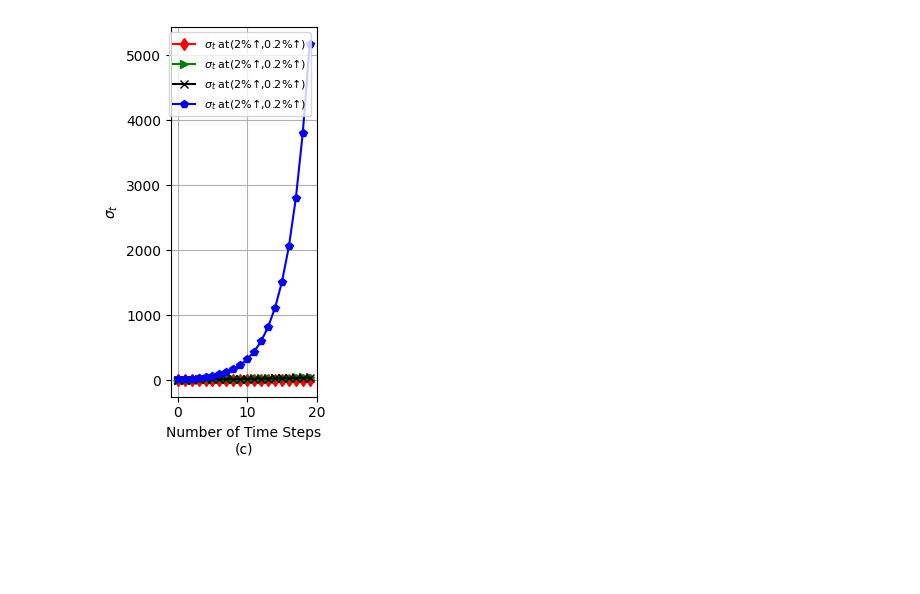
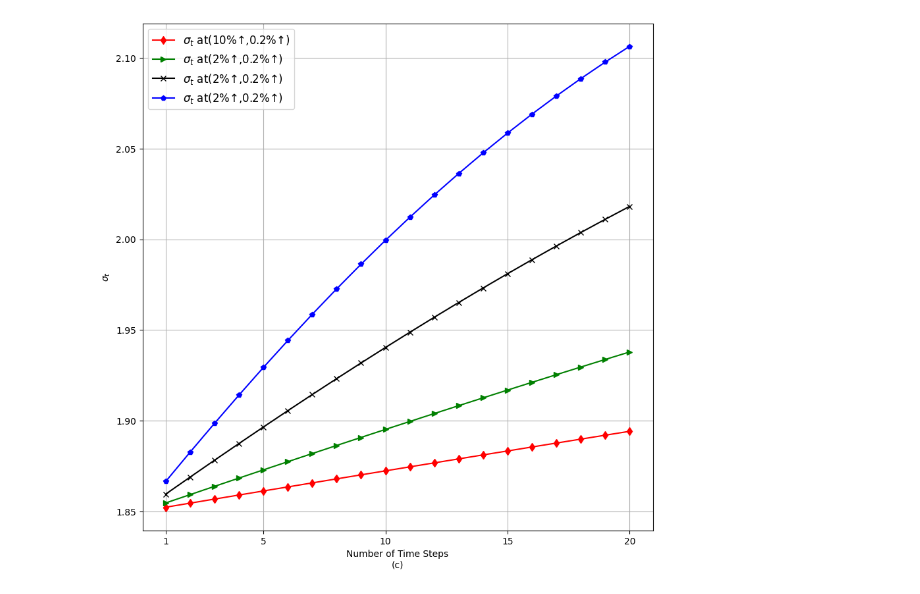
Before and after one commit to ARK159/Evolutionary-Theory, a Jupyter notebook: graph_evo.ipynb, the cells around one changed output. Saved outputs shown, nothing was run; the diff lists cells and outputs as text; code cells hidden in the pictures; blank space fills up the shorter version.

```diff
--- a/graph_evo.ipynb
+++ b/graph_evo.ipynb
@@ -156,28 +161,28 @@ plt.show()
 # %%
 #for sigma_t=(P_area/C_area)*((BW_h)/(BW_h+BW_l))
 ##1
-BW_h=8 #in GHz
-BW_l=0.9
+BW_h=600 #in GHz
+BW_l=400
 
 P_area=125 #projected coverage area in meters squared
 C_area=100 #cuurent coverage area in meters squared
-
+timestep=np.arange(1,21)
 
 BW_area_1=[]
 for hr6 in timestep:
-    BW_h+=BW_h*0.1 #5G Bandwidth increased by 10%
-    BW_l+=BW_l*0.002 #4G bandwidth increased by 0.2%
-    P_area+=P_area*0.01 #increment in projected area by 1%
-    C_area+=C_area*0.1 #increment in coverage area by 10%
+    BW_h+=BW_h*0.07 #5G Bandwidth increased by 10%
+    BW_l+=BW_l*0.06 #4G bandwidth increased by 0.2%
+    # P_area+=P_area*0.01 #increment in projected area by 1%
+    # C_area+=C_area*0.1 #increment in coverage area by 10%
     #val=(P_area/C_area)*((BW_h)/(BW_h+BW_l)) #this gave exponentially decreasing type of curve
-    val=(P_area/C_area)*((BW_h-BW_l)/(BW_l))  #this gave rising curve, need to adjust increment rates for better graphs
+    val=(P_area/C_area)+((BW_h)/(BW_l+BW_h))  #this gave rising curve, need to adjust increment rates for better graphs
     BW_area_1.append(val)
 
-plt.subplot(1, 3, 3)
+# plt.subplot(1, 3, 3)
 
 ##2
-BW_h=8 #in GHz
-BW_l=0.9
+BW_h=600 #in GHz
+BW_l=400
 
 P_area=125 #projected coverage area in meters squared
 C_area=100 #cuurent coverage area in meters squared
@@ -185,65 +190,68 @@ C_area=100 #cuurent coverage area in meters squared
 
 BW_area_2=[]
 for hr6 in timestep:
-    BW_h+=BW_h*0.2
-    BW_l+=BW_l*0.001
-    P_area+=P_area*0.04
-    C_area+=C_area*0.15
-    val=(P_area/C_area)*((BW_h-BW_l)/(BW_l))
+    BW_h+=BW_h*0.05
+    BW_l+=BW_l*0.03
+    # P_area+=P_area*0.04
+    # C_area+=C_area*0.15
+    val=(P_area/C_area) + ((BW_h)/(BW_l+BW_h))
     BW_area_2.append(val)
 
-plt.subplot(1, 3, 3)
+# plt.subplot(1, 3, 3)
 
 ##3
-BW_h=8 #in GHz
-BW_l=0.9
+BW_h=600 #in GHz
+BW_l=400
 
 P_area=125 #projected coverage area in meters squared
 C_area=100 #cuurent coverage area in meters squared
 
 
 BW_area_3=[]
 for hr6 in timestep:
-    BW_h+=BW_h*0.3
-    BW_l+=BW_l*0.003
-    P_area+=P_area*0.03
-    C_area+=C_area*0.25
-    val=(P_area/C_area)*((BW_h-BW_l)/(BW_l))
+    BW_h+=BW_h*0.03
+    BW_l+=BW_l*-0.01
+    # P_area+=P_area*0.03
+    # C_area+=C_area*0.25
+    val=(P_area/C_area) + ((BW_h)/(BW_l+BW_h))
     BW_area_3.append(val)
+font_props = fm.FontProperties(size=12)  # Adjust the size value as desired
 
-plt.subplot(1, 3, 3)
+# plt.subplot(1, 3, 3)
 
 ##4
-BW_h=8 #in GHz
-BW_l=0.9
+BW_h=600 #in GHz
+BW_l=400
 
 P_area=125 #projected coverage area in meters squared
 C_area=100 #cuurent coverage area in meters squared
 
 
 BW_area_4=[]
 for hr6 in timestep:
-    BW_h+=BW_h*0.5
-    BW_l+=BW_l*0.003
-    P_area+=P_area*0.
-    C_area+=C_area*0.1
-    val=(P_area/C_area)*((BW_h-BW_l)/(BW_l))
+    BW_h+=BW_h*0.05
+    BW_l+=BW_l*-0.02
+    # P_area+=P_area*0.
+    # C_area+=C_area*0.1
+    val=(P_area/C_area) + ((BW_h)/(BW_l+BW_h))
     BW_area_4.append(val)
 
-plt.subplot(1, 3, 3)
-
-plt.plot(timestep, BW_area_1, '-dr', label='$\sigma_{t}$ at(2%$\u2191$,0.2%$\u2191$)')
+# plt.subplot(1, 3, 3)
+plt.figure(figsize=(10,10))
+plt.plot(timestep, BW_area_1, '-dr', label='$\sigma_{t}$ at(10%$\u2191$,0.2%$\u2191$)')
 plt.plot(timestep, BW_area_2, '->g', label='$\sigma_{t}$ at(2%$\u2191$,0.2%$\u2191$)') #will update legend values later
 plt.plot(timestep, BW_area_3, '-xk', label='$\sigma_{t}$ at(2%$\u2191$,0.2%$\u2191$)')
 plt.plot(timestep, BW_area_4, '-pb', label='$\sigma_{t}$ at(2%$\u2191$,0.2%$\u2191$)')
 
 plt.xlabel('Number of Time Steps\n(c)')
 plt.ylabel(ylabel='$\sigma_t$')
-plt.xlim(-1,20)
-font_props = fm.FontProperties(size=8)  # Adjust the size value as desired
+# plt.xlim(-1,20)
+plt.xticks([1, 5, 10, 15, 20])
+
+font_props = fm.FontProperties(size=12)  # Adjust the size value as desired
 plt.legend(prop=font_props)
 plt.grid(True)
 plt.show()
 # %% [output]
-[figure, old version]
+[figure, new version]
 # %%
```
Also changed, not shown: parts of 4 cells of this notebook.
